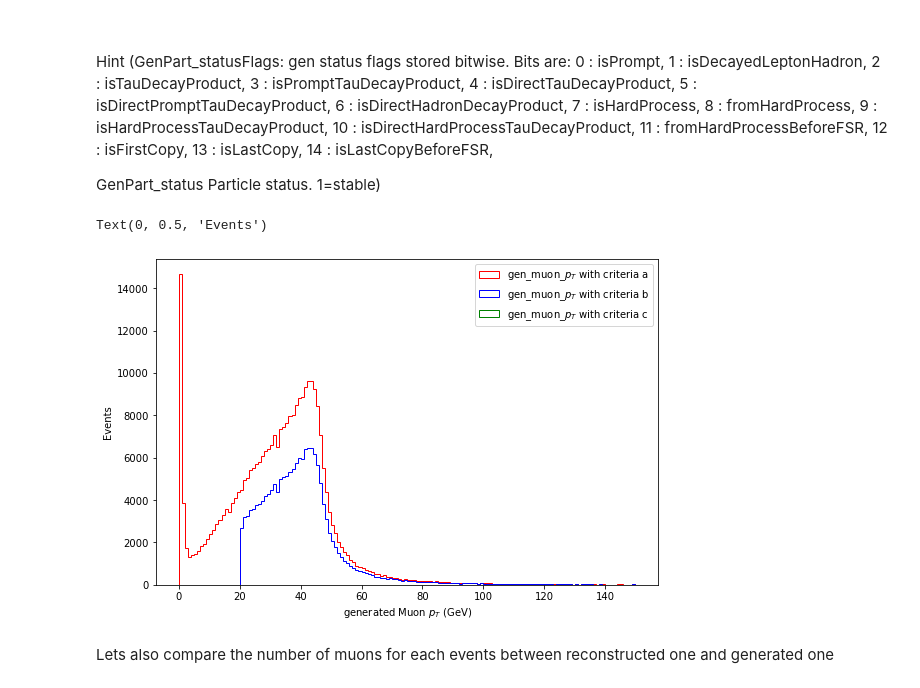
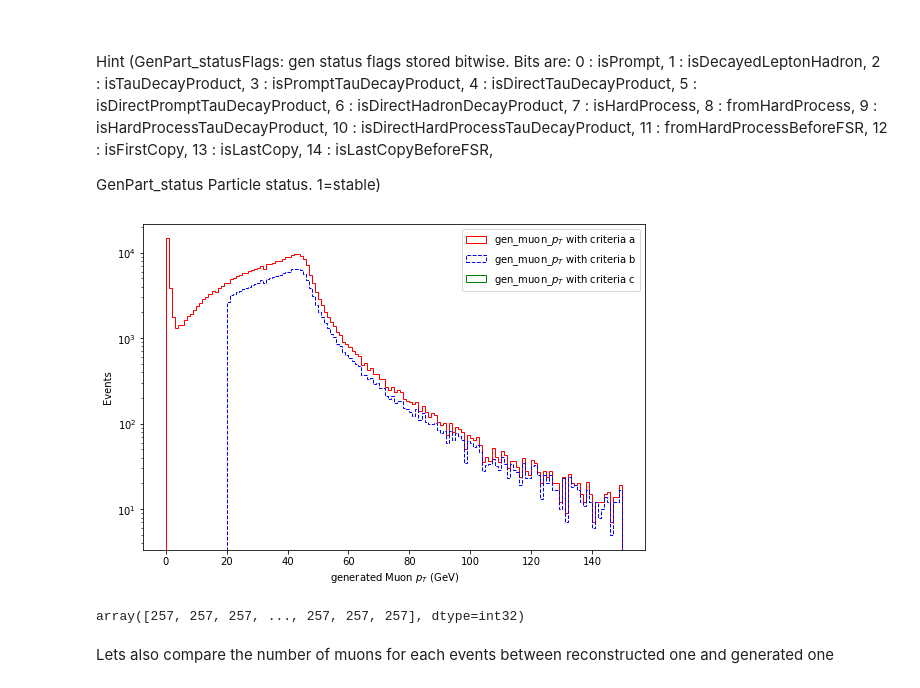
Before and after one commit to Taiantuia/MuonHATSatLPC2020, a Jupyter notebook: Exercise-1-Introduction.ipynb, the cells around one changed output. Cells and saved outputs as stored; diff of their text form; code cells hidden in the pictures.

```diff
--- a/Exercise-1-Introduction.ipynb
+++ b/Exercise-1-Introduction.ipynb
@@ -128,18 +129,22 @@ GenPart_status	Particle status. 1=stable)
 # %%
 genpart_status, genpart_statusflags, genpart_pdgid, genpart_pt, genpart_eta, genpart_phi=file.arrays(["GenPart_status", "GenPart_statusFlags", "GenPart_pdgId", "GenPart_pt", "GenPart_eta", "GenPart_phi"], outputtype=tuple)
 masking_one=(abs(genpart_pdgid)==13)& (genpart_status==1)
 masking_two=(abs(genpart_pdgid)==13)& (genpart_status==1)&(genpart_pt>20)&(abs(genpart_eta)<2.4)
 masking_three=masking_two&(genpart_statusflags==0)
 plt.figure(figsize=(9,6))
 plt.hist(genpart_pt[masking_one].flatten(), bins=150, range=[0,150], histtype='step', color='red', label='gen_muon_$p_T$ with criteria a')
-plt.hist(genpart_pt[masking_two].flatten(), bins=150, range=[0,150], histtype='step', color='blue', label='gen_muon_$p_T$ with criteria b')
+plt.hist(genpart_pt[masking_two].flatten(), bins=150, range=[0,150], histtype='step', color='blue', linestyle=('dashed'), label='gen_muon_$p_T$ with criteria b')
 plt.hist(genpart_pt[masking_three].flatten(), bins=150, range=[0,150], histtype='step', color='green', label='gen_muon_$p_T$ with criteria c')
 plt.legend()
 plt.xlabel(r'generated Muon $p_T$ (GeV)')
 plt.ylabel('Events')
+plt. yscale('log')
 # %% [output]
-Text(0, 0.5, 'Events')
-[figure, old version]
+[figure, new version]
+# %%
+genpart_statusflags.min()
+# %% [output]
+array([257, 257, 257, ..., 257, 257, 257], dtype=int32)
 # %% [markdown]
 Lets also compare the number of muons for each events between reconstructed one and generated one
 # %%
```
Also changed, not shown: parts of 8 cells of this notebook.
